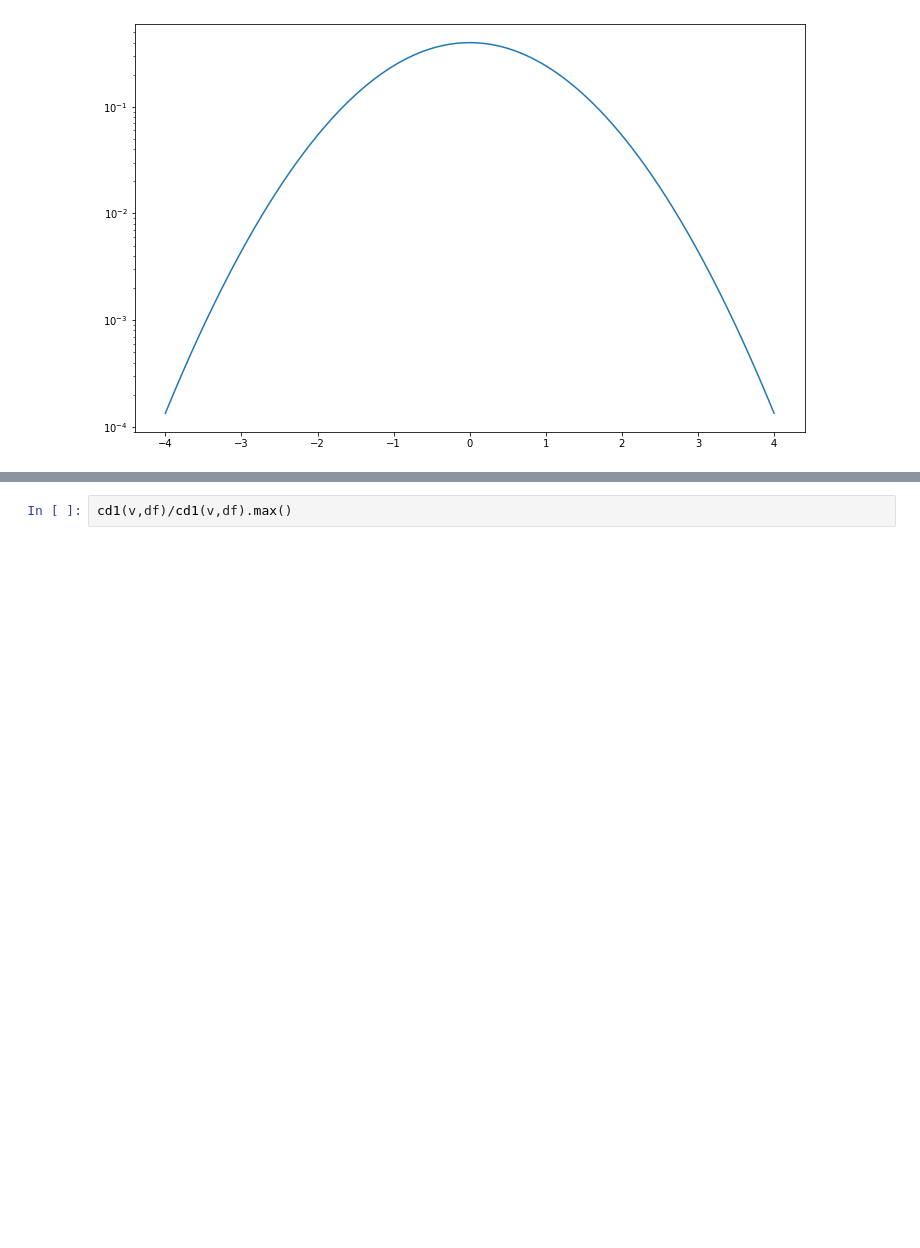
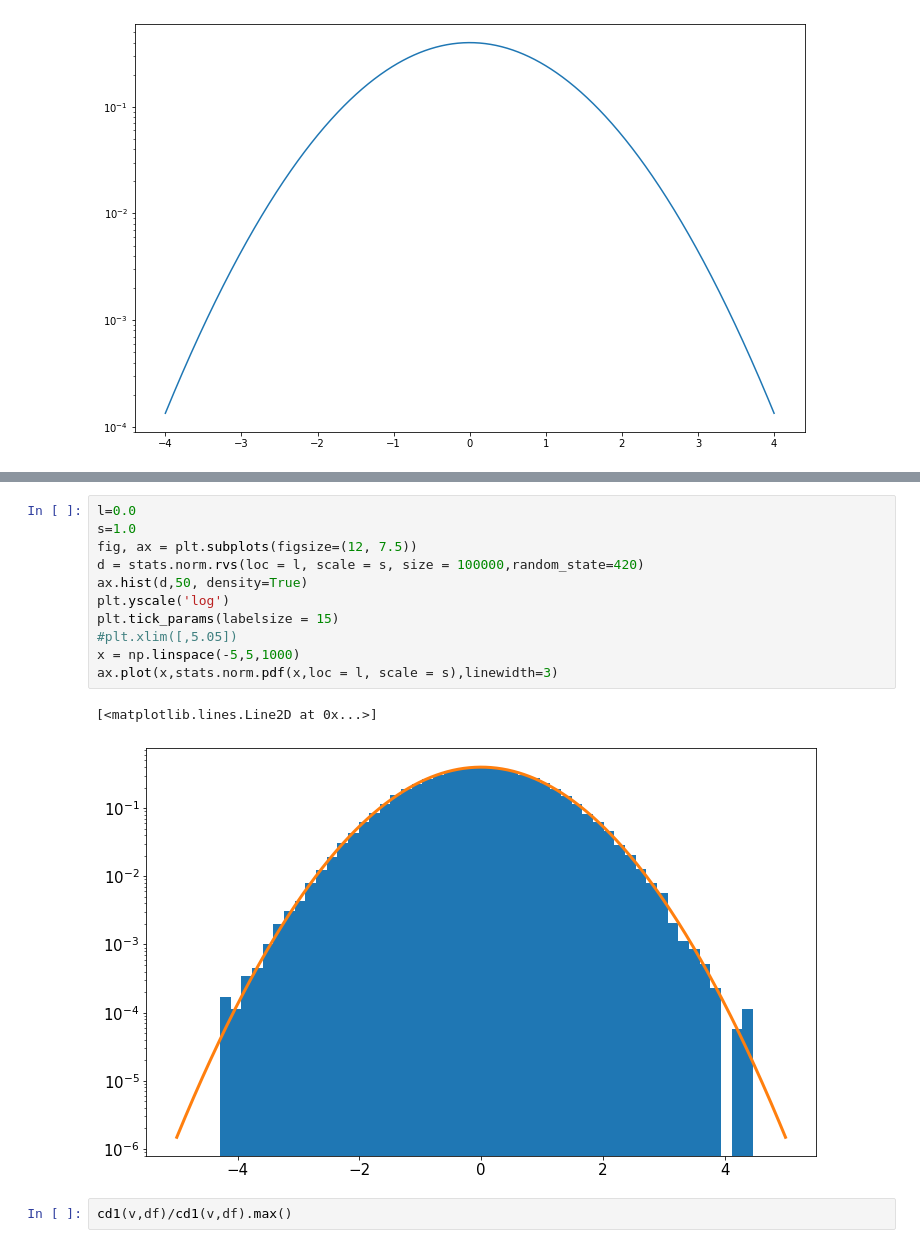
Before and after one commit to maria8ch/Phys434_BigData, a Jupyter notebook: lab1_Berres.ipynb, the cells around one changed output, grey strips where cells are left out. Cells and saved outputs as stored; diff of their text form; blank space fills up the shorter version.

```diff
--- a/lab1_Berres.ipynb
+++ b/lab1_Berres.ipynb
@@ -180,3 +190,17 @@ ax.plot(v,tc2(v,df));
+# %%
+l=0.0
+s=1.0
+fig, ax = plt.subplots(figsize=(12, 7.5))
+d = stats.norm.rvs(loc = l, scale = s, size = 100000,random_state=420)
+ax.hist(d,50, density=True)
+plt.yscale('log')
+plt.tick_params(labelsize = 15)
+#plt.xlim([,5.05])
+x = np.linspace(-5,5,1000)
+ax.plot(x,stats.norm.pdf(x,loc = l, scale = s),linewidth=3)
+# %% [output]
+[<matplotlib.lines.Line2D at 0x...>]
+[figure, added]
 # %%
 cd1(v,df)/cd1(v,df).max()
 # %% [output]
```
Also changed, not shown: parts of 5 cells of this notebook.
